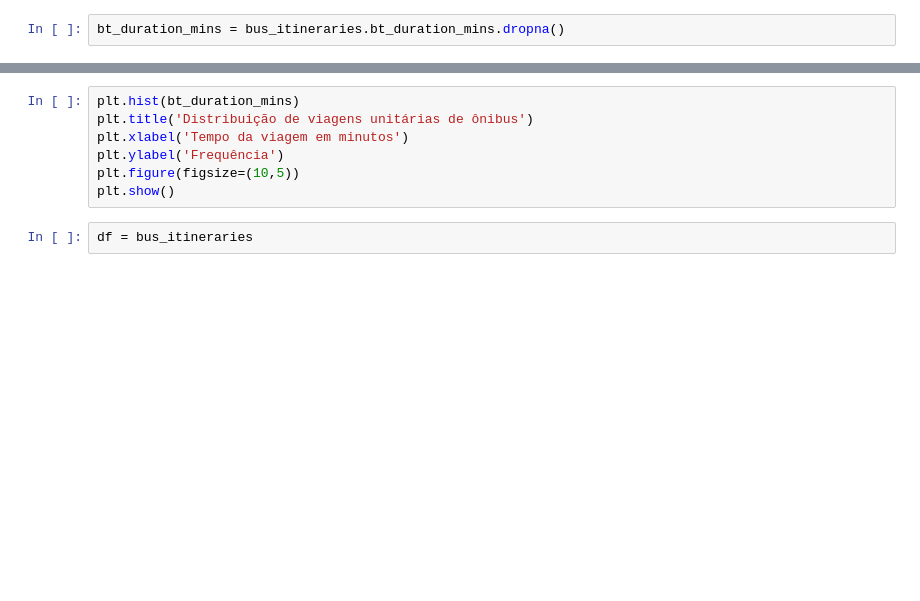
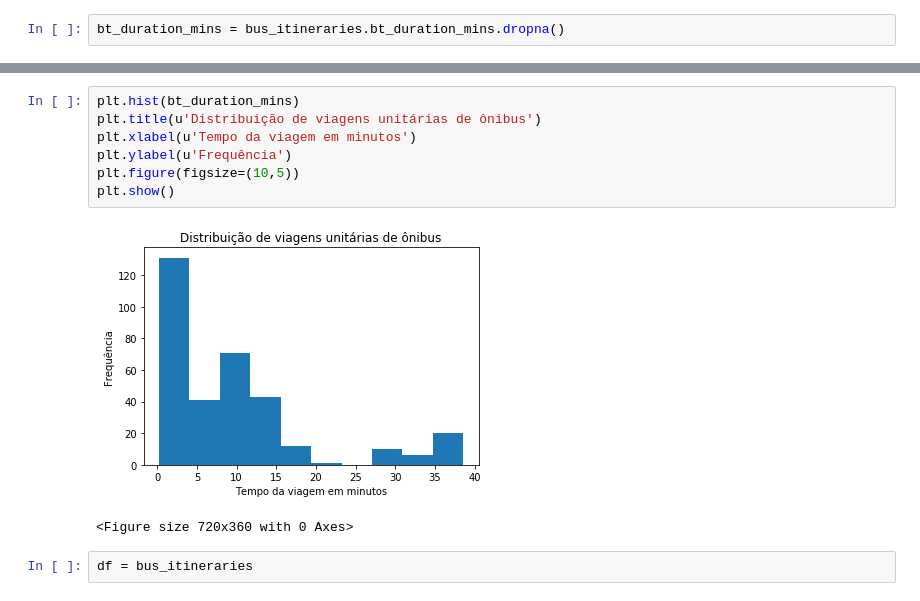
Before and after one commit to andrezaraquel/TransferTimeAnalysisCG, a Jupyter notebook: workspace/python/people-paths/trips-destination-inference/data_bus_visualization.ipynb, the cells around one changed output, grey strips where cells are left out. Cells and saved outputs as stored; diff of their text form; blank space fills up the shorter version.

```diff
--- a/workspace/python/people-paths/trips-destination-inference/data_bus_visualization.ipynb
+++ b/workspace/python/people-paths/trips-destination-inference/data_bus_visualization.ipynb
@@ -131,10 +113,13 @@ NameError: name 'plt' is not defined
 # %%
 plt.hist(bt_duration_mins)
-plt.title('Distribuição de viagens unitárias de ônibus')
-plt.xlabel('Tempo da viagem em minutos')
-plt.ylabel('Frequência')
+plt.title(u'Distribuição de viagens unitárias de ônibus')
+plt.xlabel(u'Tempo da viagem em minutos')
+plt.ylabel(u'Frequência')
 plt.figure(figsize=(10,5))
 plt.show()
+# %% [output]
+[figure, added]
+<Figure size 720x360 with 0 Axes>
 # %%
 df = bus_itineraries
 # %%
```
Also changed, not shown: parts of 25 cells of this notebook, 5 other files.
